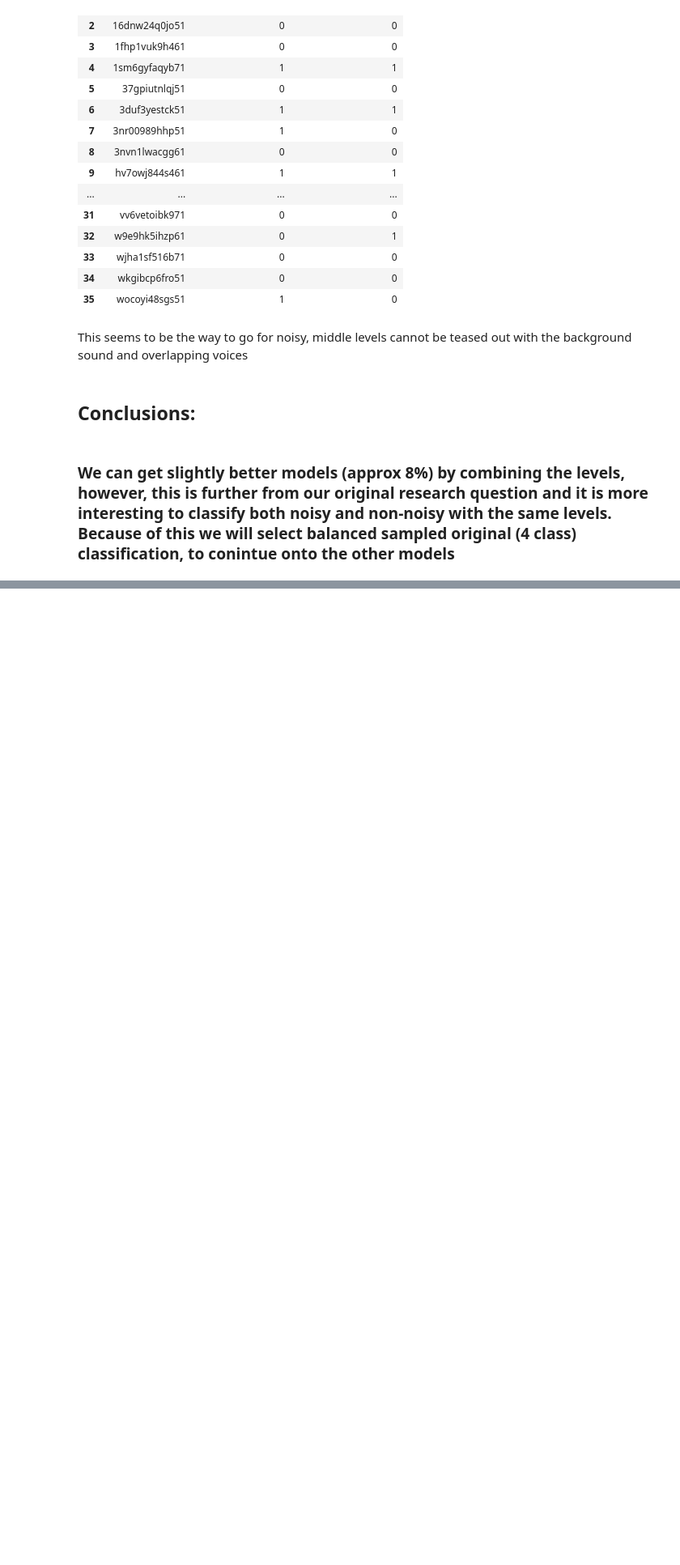
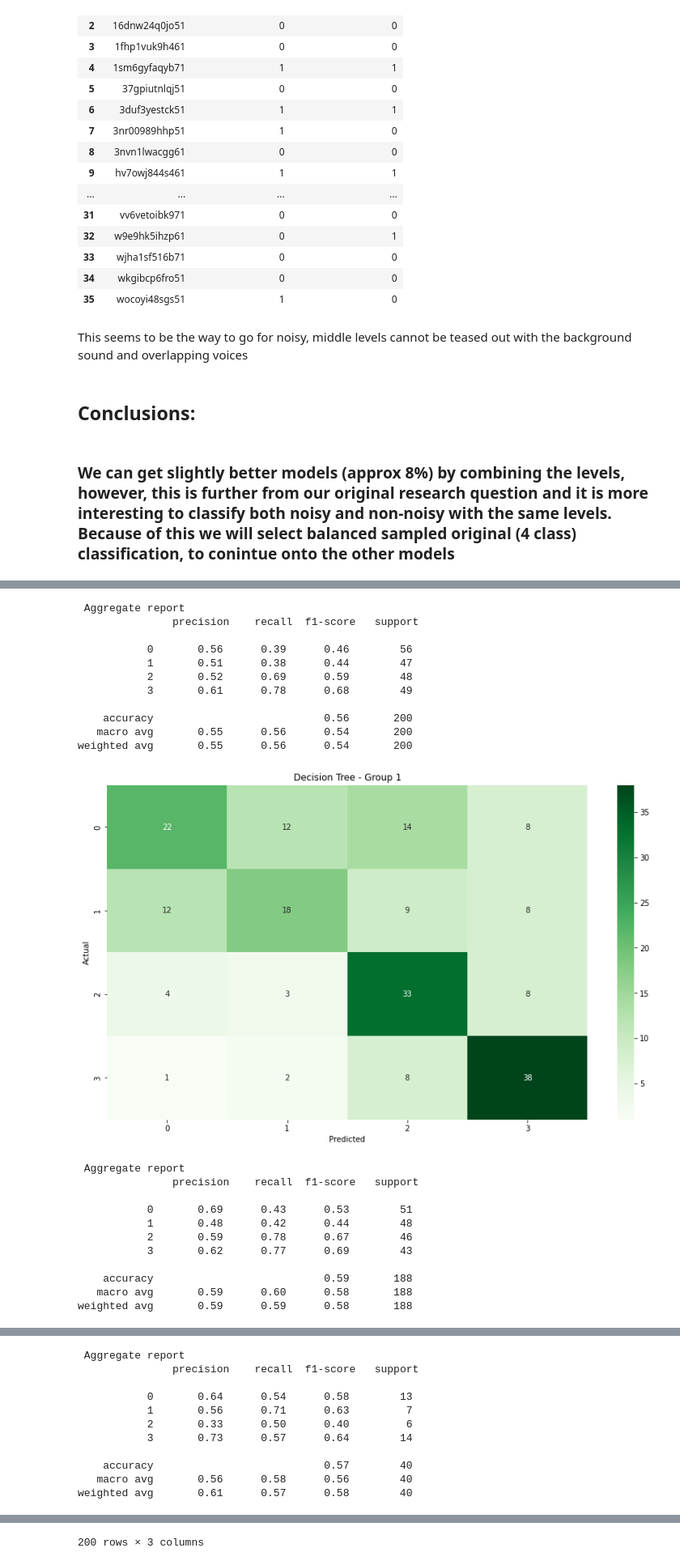
Before and after one commit to TheSameerAhmed/anger-detection-ml, a Jupyter notebook: modelling/modelling.ipynb, the cells around one changed output, grey strips where cells are left out. Shown at 81% size. Saved outputs shown, nothing was run; the diff lists cells and outputs as text; code cells hidden in the pictures; blank space fills up the shorter version.

```diff
--- a/modelling/modelling.ipynb
+++ b/modelling/modelling.ipynb
@@ -1986,0 +2102,42 @@ This seems to be the way to go for noisy, middle levels cannot be teased out wit
+# %%
+max_parent_df_list = []
+
+for i in range(0,len(X_test_list)):
+    # Each dataset: agg, non oisy and noisy, find max segment predictions for each parent_file_train
+    df_i = X_test_list[i]
+    #display(df_i)
+    df_i_merged = df_i.groupby('parent_file_train')['segment_predictions'].max().reset_index()
+
+    # Get parent label for each parent_file
+    #df_i = lst_df[i]
+    df_i_2 = df_i.groupby('parent_file_train')['parent_label_train'].max().reset_index()
+    df_i_merged = df_i_2.merge(df_i_merged, on='parent_file_train')
+    max_parent_df_list.append(df_i_merged)
+
+    confusion_matrix_graph(f"Decision Tree - Group {i+1}", df_i_merged['parent_label_train'], df_i_merged['segment_predictions'], ['0', '1', '2', '3'])
+
+max_parent_df_list[0]
+# %% [output]
+ Aggregate report
+               precision    recall  f1-score   support
+
+           0       0.56      0.39      0.46        56
+           1       0.51      0.38      0.44        47
+           2       0.52      0.69      0.59        48
+           3       0.61      0.78      0.68        49
+
+    accuracy                           0.56       200
+   macro avg       0.55      0.56      0.54       200
+weighted avg       0.55      0.56      0.54       200
+[figure, added]
+ Aggregate report
+               precision    recall  f1-score   support
+
+           0       0.69      0.43      0.53        51
+           1       0.48      0.42      0.44        48
+           2       0.59      0.78      0.67        46
+           3       0.62      0.77      0.69        43
+
+    accuracy                           0.59       188
+   macro avg       0.59      0.60      0.58       188
+weighted avg       0.59      0.59      0.58       188
@@ -1986,0 +2145,11 @@ This seems to be the way to go for noisy, middle levels cannot be teased out wit
+ Aggregate report
+               precision    recall  f1-score   support
+
+           0       0.64      0.54      0.58        13
+           1       0.56      0.71      0.63         7
+           2       0.33      0.50      0.40         6
+           3       0.73      0.57      0.64        14
+
+    accuracy                           0.57        40
+   macro avg       0.56      0.58      0.56        40
+weighted avg       0.61      0.57      0.58        40
@@ -1986,0 +2169 @@ This seems to be the way to go for noisy, middle levels cannot be teased out wit
+200 rows × 3 columns
```
Also changed, not shown: parts of 64 cells of this notebook.
